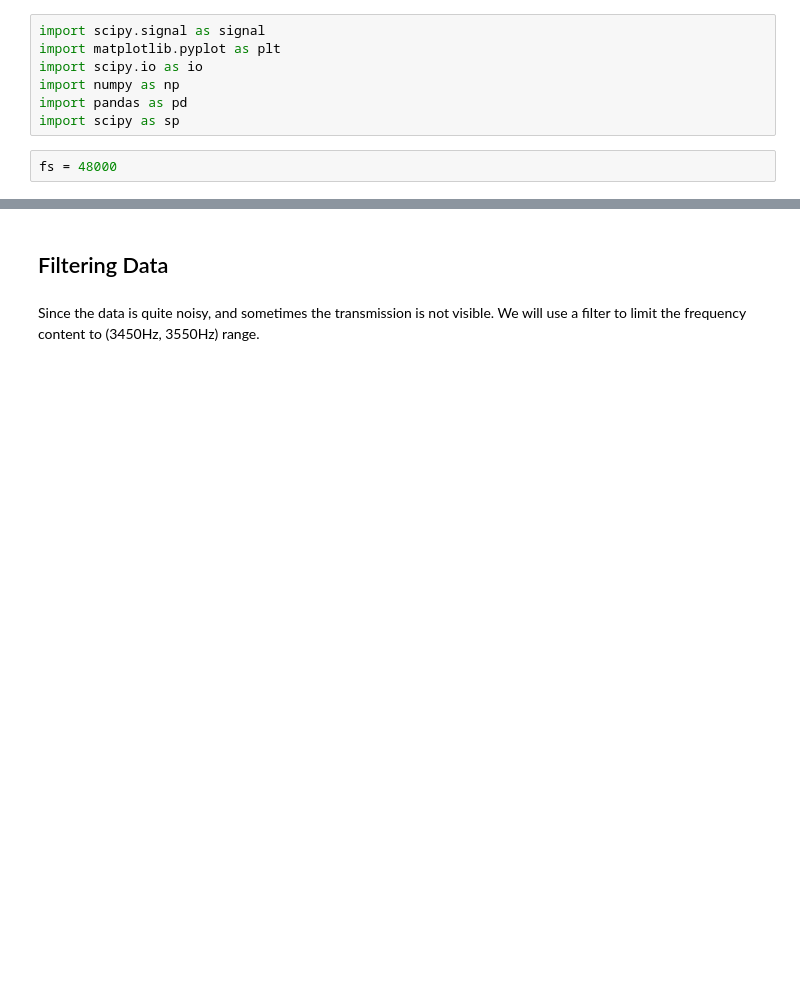
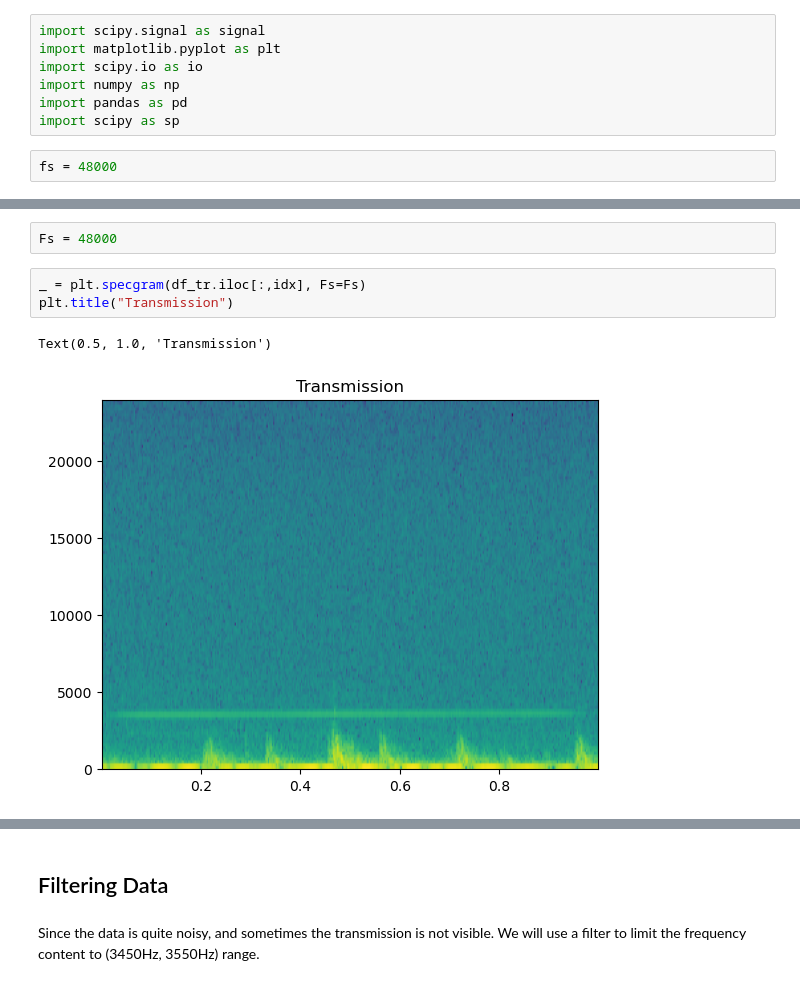
Before and after one commit to BOAT-ocean-acoustics/fundamentals, a Jupyter notebook: boat_tutorials/exercises/02c_WA_Shelf_stats/01_WA_Shelf_fitting_solution.ipynb, the cells around one changed output, grey strips where cells are left out. Cells and saved outputs as stored; diff of their text form; blank space fills up the shorter version.

```diff
--- a/boat_tutorials/exercises/02c_WA_Shelf_stats/01_WA_Shelf_fitting_solution.ipynb
+++ b/boat_tutorials/exercises/02c_WA_Shelf_stats/01_WA_Shelf_fitting_solution.ipynb
@@ -50,0 +60,8 @@ df_tr.head()
+# %%
+Fs = 48000
+# %%
+_ = plt.specgram(df_tr.iloc[:,idx], Fs=Fs)
+plt.title("Transmission")
+# %% [output]
+Text(0.5, 1.0, 'Transmission')
+[figure, added]
```
Also changed, not shown: parts of 21 cells of this notebook.
